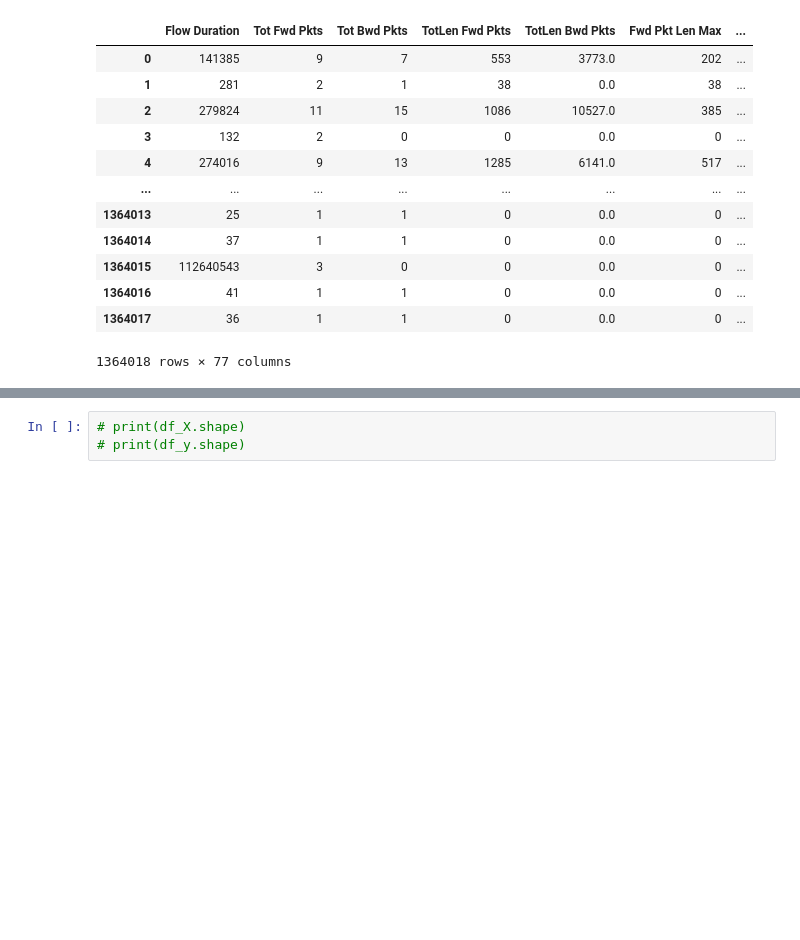
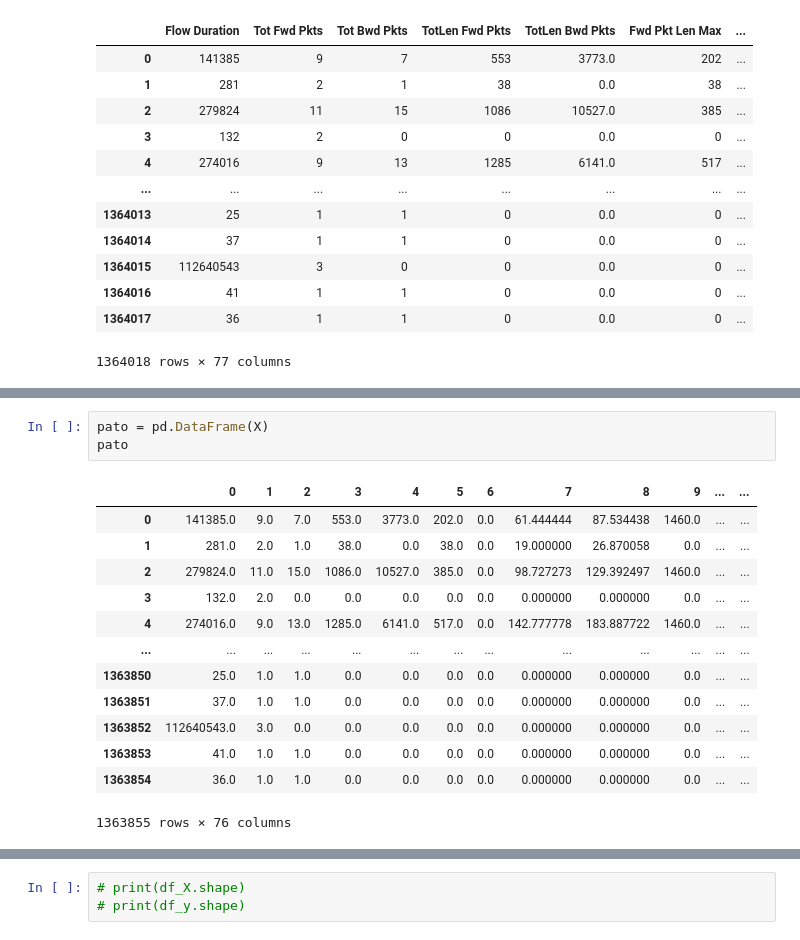
Before and after one commit to mjacker/MJCapstone, a Jupyter notebook: 4_Decision_Tree_Classifier.ipynb, the cells around one changed output, grey strips where cells are left out. Saved outputs shown, nothing was run; the diff lists cells and outputs as text; blank space fills up the shorter version.

```diff
--- a/4_Decision_Tree_Classifier.ipynb
+++ b/4_Decision_Tree_Classifier.ipynb
@@ -83,0 +116,17 @@ array([0, 0, 0, ..., 0, 1, 1], dtype=int64)
+# %%
+pato = pd.DataFrame(X)
+pato
+# %% [output]
+|  | 0 | 1 | 2 | 3 | 4 | 5 | 6 | 7 | 8 | 9 | ... | ... |
+| 0 | 141385.0 | 9.0 | 7.0 | 553.0 | 3773.0 | 202.0 | 0.0 | 61.444444 | 87.534438 | 1460.0 | ... | ... |
+| 1 | 281.0 | 2.0 | 1.0 | 38.0 | 0.0 | 38.0 | 0.0 | 19.000000 | 26.870058 | 0.0 | ... | ... |
+| 2 | 279824.0 | 11.0 | 15.0 | 1086.0 | 10527.0 | 385.0 | 0.0 | 98.727273 | 129.392497 | 1460.0 | ... | ... |
+| 3 | 132.0 | 2.0 | 0.0 | 0.0 | 0.0 | 0.0 | 0.0 | 0.000000 | 0.000000 | 0.0 | ... | ... |
+| 4 | 274016.0 | 9.0 | 13.0 | 1285.0 | 6141.0 | 517.0 | 0.0 | 142.777778 | 183.887722 | 1460.0 | ... | ... |
+| ... | ... | ... | ... | ... | ... | ... | ... | ... | ... | ... | ... | ... |
+| 1363850 | 25.0 | 1.0 | 1.0 | 0.0 | 0.0 | 0.0 | 0.0 | 0.000000 | 0.000000 | 0.0 | ... | ... |
+| 1363851 | 37.0 | 1.0 | 1.0 | 0.0 | 0.0 | 0.0 | 0.0 | 0.000000 | 0.000000 | 0.0 | ... | ... |
+| 1363852 | 112640543.0 | 3.0 | 0.0 | 0.0 | 0.0 | 0.0 | 0.0 | 0.000000 | 0.000000 | 0.0 | ... | ... |
+| 1363853 | 41.0 | 1.0 | 1.0 | 0.0 | 0.0 | 0.0 | 0.0 | 0.000000 | 0.000000 | 0.0 | ... | ... |
+| 1363854 | 36.0 | 1.0 | 1.0 | 0.0 | 0.0 | 0.0 | 0.0 | 0.000000 | 0.000000 | 0.0 | ... | ... |
+1363855 rows × 76 columns
```
Also changed, not shown: parts of 23 cells of this notebook.
